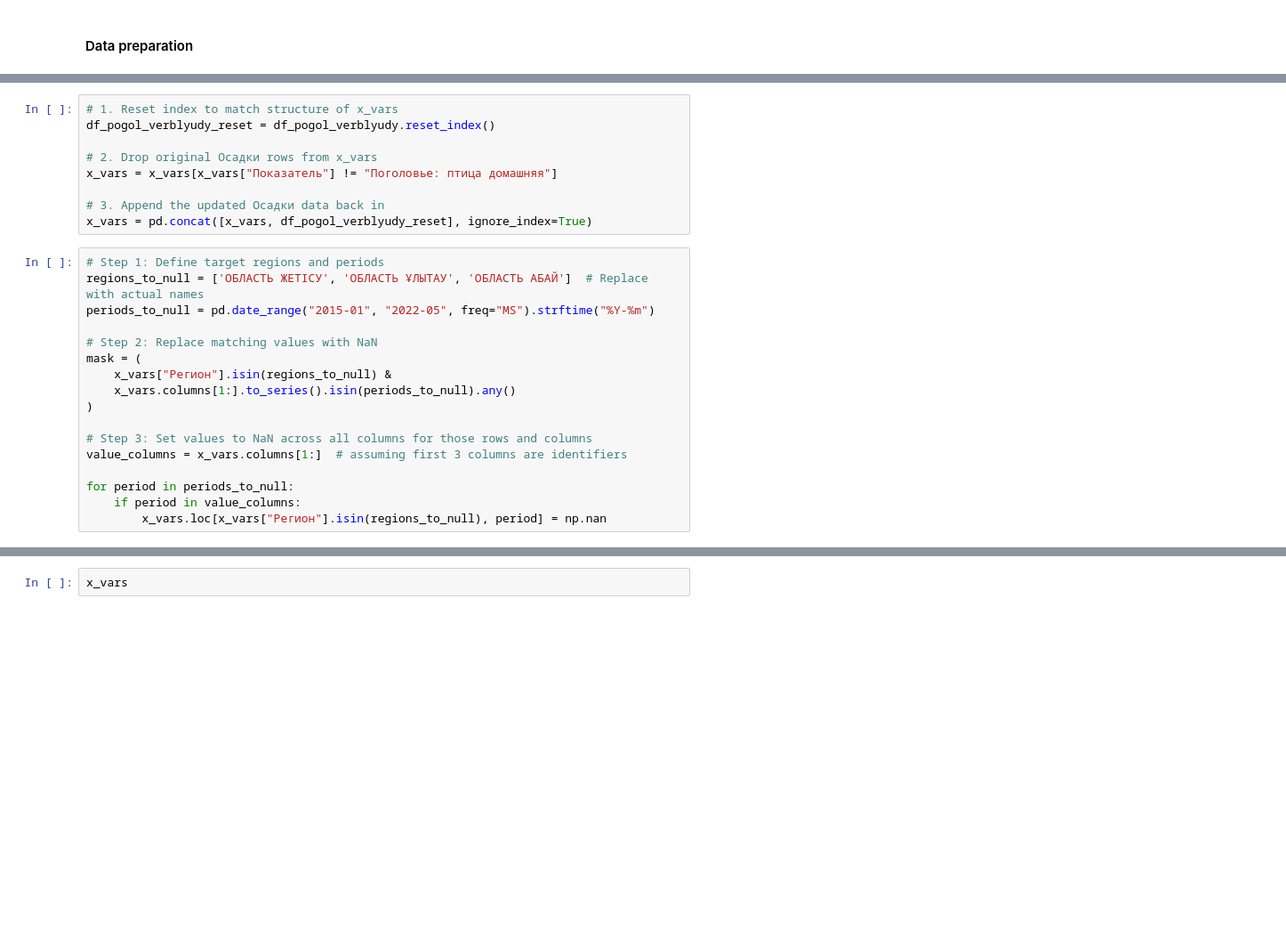
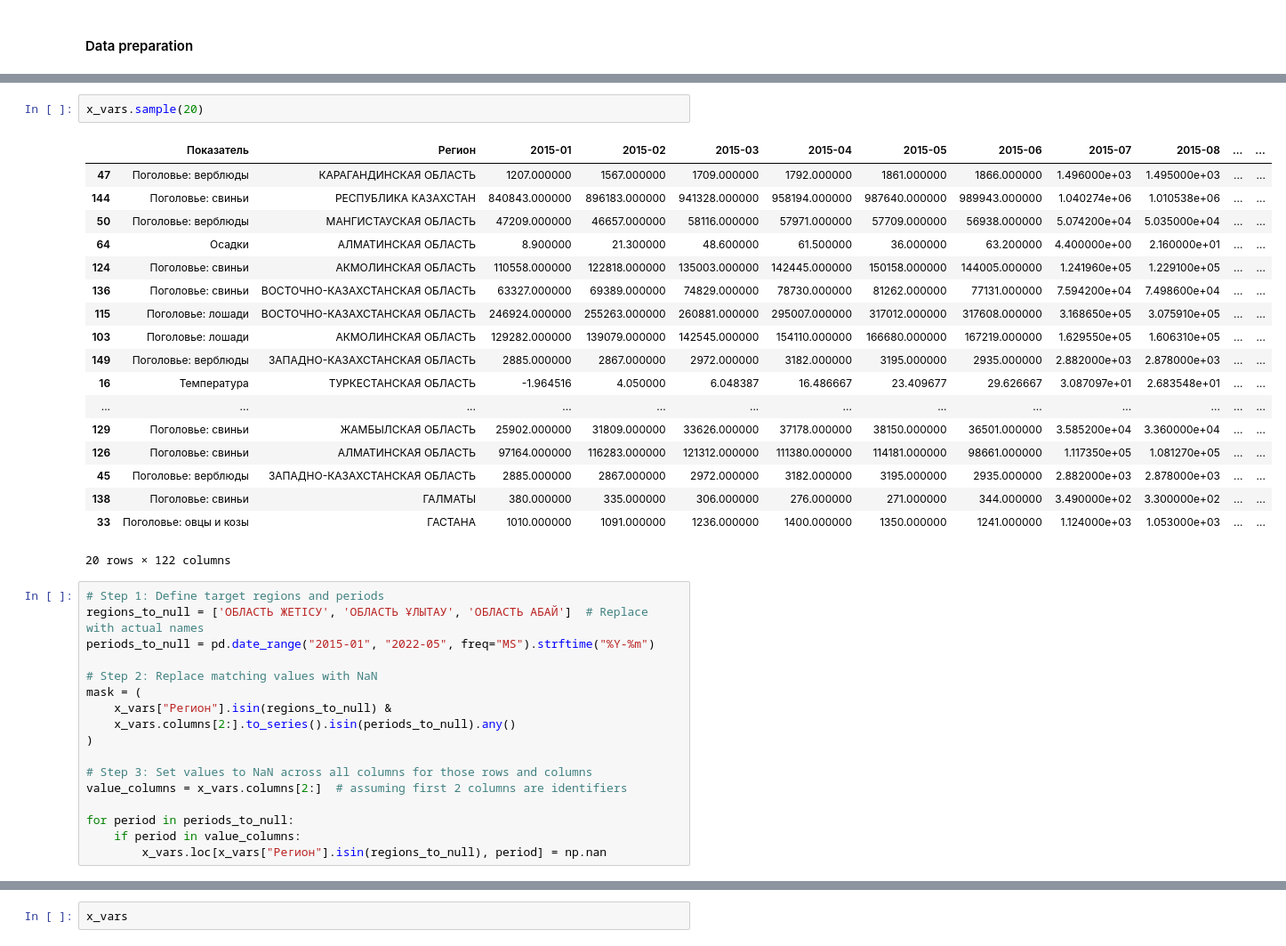
Before and after one commit to Madi147/ICC, a Jupyter notebook: Data cleansing/Data_cleansing_x_vars.ipynb, the cells around one changed output, grey strips where cells are left out. Shown at 89% size. Drawn from its saved outputs; the diff is of its cells as text; blank space fills up the shorter version.

```diff
--- a/Data cleansing/Data_cleansing_x_vars.ipynb
+++ b/Data cleansing/Data_cleansing_x_vars.ipynb
@@ -481,12 +469,24 @@ df_pogol_verblyudy
-# %%
-# 1. Reset index to match structure of x_vars
-df_pogol_verblyudy_reset = df_pogol_verblyudy.reset_index()
-
-# 2. Drop original Осадки rows from x_vars
-x_vars = x_vars[x_vars["Показатель"] != "Поголовье: птица домашняя"]
-
-# 3. Append the updated Осадки data back in
-x_vars = pd.concat([x_vars, df_pogol_verblyudy_reset], ignore_index=True)
+# %%
+x_vars.sample(20)
+# %% [output]
+|  | Показатель | Регион | 2015-01 | 2015-02 | 2015-03 | 2015-04 | 2015-05 | 2015-06 | 2015-07 | 2015-08 | ... | ... |
+| 47 | Поголовье: верблюды | КАРАГАНДИНСКАЯ ОБЛАСТЬ | 1207.000000 | 1567.000000 | 1709.000000 | 1792.000000 | 1861.000000 | 1866.000000 | 1.496000e+03 | 1.495000e+03 | ... | ... |
+| 144 | Поголовье: свиньи | РЕСПУБЛИКА КАЗАХСТАН | 840843.000000 | 896183.000000 | 941328.000000 | 958194.000000 | 987640.000000 | 989943.000000 | 1.040274e+06 | 1.010538e+06 | ... | ... |
+| 50 | Поголовье: верблюды | МАНГИСТАУСКАЯ ОБЛАСТЬ | 47209.000000 | 46657.000000 | 58116.000000 | 57971.000000 | 57709.000000 | 56938.000000 | 5.074200e+04 | 5.035000e+04 | ... | ... |
+| 64 | Осадки | АЛМАТИНСКАЯ ОБЛАСТЬ | 8.900000 | 21.300000 | 48.600000 | 61.500000 | 36.000000 | 63.200000 | 4.400000e+00 | 2.160000e+01 | ... | ... |
+| 124 | Поголовье: свиньи | АКМОЛИНСКАЯ ОБЛАСТЬ | 110558.000000 | 122818.000000 | 135003.000000 | 142445.000000 | 150158.000000 | 144005.000000 | 1.241960e+05 | 1.229100e+05 | ... | ... |
+| 136 | Поголовье: свиньи | ВОСТОЧНО-КАЗАХСТАНСКАЯ ОБЛАСТЬ | 63327.000000 | 69389.000000 | 74829.000000 | 78730.000000 | 81262.000000 | 77131.000000 | 7.594200e+04 | 7.498600e+04 | ... | ... |
+| 115 | Поголовье: лошади | ВОСТОЧНО-КАЗАХСТАНСКАЯ ОБЛАСТЬ | 246924.000000 | 255263.000000 | 260881.000000 | 295007.000000 | 317012.000000 | 317608.000000 | 3.168650e+05 | 3.075910e+05 | ... | ... |
+| 103 | Поголовье: лошади | АКМОЛИНСКАЯ ОБЛАСТЬ | 129282.000000 | 139079.000000 | 142545.000000 | 154110.000000 | 166680.000000 | 167219.000000 | 1.629550e+05 | 1.606310e+05 | ... | ... |
+| 149 | Поголовье: верблюды | ЗАПАДНО-КАЗАХСТАНСКАЯ ОБЛАСТЬ | 2885.000000 | 2867.000000 | 2972.000000 | 3182.000000 | 3195.000000 | 2935.000000 | 2.882000e+03 | 2.878000e+03 | ... | ... |
+| 16 | Температура | ТУРКЕСТАНСКАЯ ОБЛАСТЬ | -1.964516 | 4.050000 | 6.048387 | 16.486667 | 23.409677 | 29.626667 | 3.087097e+01 | 2.683548e+01 | ... | ... |
+| ... | ... | ... | ... | ... | ... | ... | ... | ... | ... | ... | ... | ... |
+| 129 | Поголовье: свиньи | ЖАМБЫЛСКАЯ ОБЛАСТЬ | 25902.000000 | 31809.000000 | 33626.000000 | 37178.000000 | 38150.000000 | 36501.000000 | 3.585200e+04 | 3.360000e+04 | ... | ... |
+| 126 | Поголовье: свиньи | АЛМАТИНСКАЯ ОБЛАСТЬ | 97164.000000 | 116283.000000 | 121312.000000 | 111380.000000 | 114181.000000 | 98661.000000 | 1.117350e+05 | 1.081270e+05 | ... | ... |
+| 45 | Поголовье: верблюды | ЗАПАДНО-КАЗАХСТАНСКАЯ ОБЛАСТЬ | 2885.000000 | 2867.000000 | 2972.000000 | 3182.000000 | 3195.000000 | 2935.000000 | 2.882000e+03 | 2.878000e+03 | ... | ... |
+| 138 | Поголовье: свиньи | ГАЛМАТЫ | 380.000000 | 335.000000 | 306.000000 | 276.000000 | 271.000000 | 344.000000 | 3.490000e+02 | 3.300000e+02 | ... | ... |
+| 33 | Поголовье: овцы и козы | ГАСТАНА | 1010.000000 | 1091.000000 | 1236.000000 | 1400.000000 | 1350.000000 | 1241.000000 | 1.124000e+03 | 1.053000e+03 | ... | ... |
+20 rows × 122 columns
 # %%
 # Step 1: Define target regions and periods
 regions_to_null = ['ОБЛАСТЬ ЖЕТІСУ', 'ОБЛАСТЬ ҰЛЫТАУ', 'ОБЛАСТЬ АБАЙ']  # Replace with actual names
@@ -495,11 +495,11 @@ periods_to_null = pd.date_range("2015-01", "2022-05", freq="MS").strftime("%Y-%m
 # Step 2: Replace matching values with NaN
 mask = (
     x_vars["Регион"].isin(regions_to_null) &
-    x_vars.columns[1:].to_series().isin(periods_to_null).any()
+    x_vars.columns[2:].to_series().isin(periods_to_null).any()
 )
 
 # Step 3: Set values to NaN across all columns for those rows and columns
-value_columns = x_vars.columns[1:]  # assuming first 3 columns are identifiers
+value_columns = x_vars.columns[2:]  # assuming first 2 columns are identifiers
 
 for period in periods_to_null:
     if period in value_columns:
```
Also changed, not shown: parts of 18 cells of this notebook, 3 other files.
